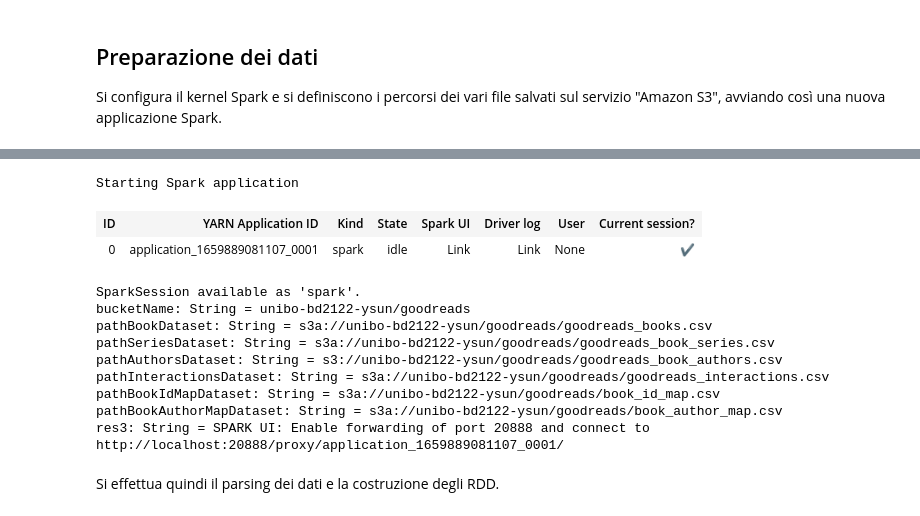
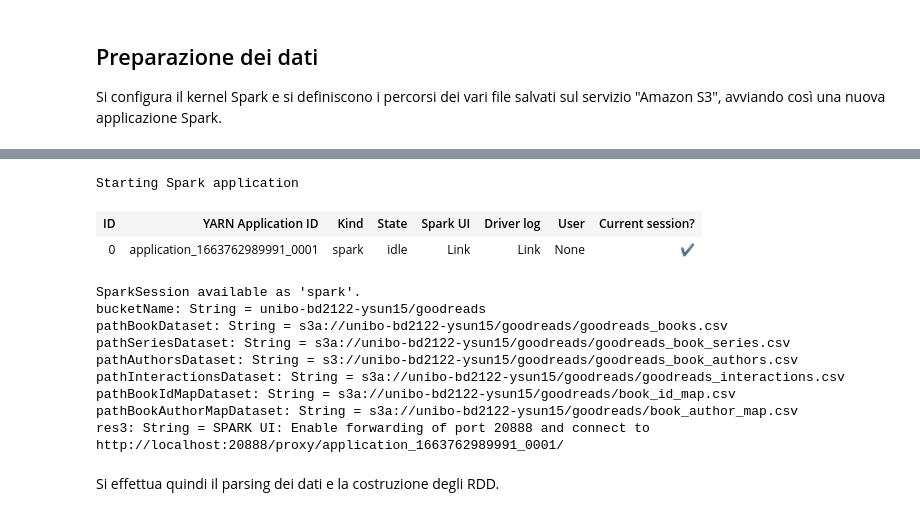
Before and after one commit to yuqi-sun/bd-goodreads, a Jupyter notebook: project.ipynb, the cells around one changed output, grey strips where cells are left out. Drawn from its saved outputs; the diff is of its cells as text; code cells hidden in the pictures.

```diff
--- a/project.ipynb
+++ b/project.ipynb
@@ -88,29 +88,29 @@ Current session configs: {'executorMemory': '8G', 'numExecutors': 2, 'executorCo
 No active sessions.
 # %%
-val bucketName = "unibo-bd2122-ysun/goodreads"
+val bucketName = "unibo-bd2122-ysun15/goodreads"
 
 val pathBookDataset = s"s3a://$bucketName/goodreads_books.csv"
 val pathSeriesDataset = s"s3a://$bucketName/goodreads_book_series.csv"
 val pathAuthorsDataset = s"s3://$bucketName/goodreads_book_authors.csv"
 val pathInteractionsDataset = s"s3a://$bucketName/goodreads_interactions.csv"
 val pathBookIdMapDataset = s"s3a://$bucketName/book_id_map.csv"
 val pathBookAuthorMapDataset = s"s3a://$bucketName/book_author_map.csv"
 
 "SPARK UI: Enable forwarding of port 20888 and connect to http://localhost:20888/proxy/" + sc.applicationId + "/"
 # %% [output]
 [interactive output not drawn]
 Starting Spark application
 | ID | YARN Application ID | Kind | State | Spark UI | Driver log | User | Current session? |
-| 0 | application_1659889081107_0001 | spark | idle | Link | Link | None | ✔ |
+| 0 | application_1663762989991_0001 | spark | idle | Link | Link | None | ✔ |
 SparkSession available as 'spark'.
-bucketName: String = unibo-bd2122-ysun/goodreads
-pathBookDataset: String = s3a://unibo-bd2122-ysun/goodreads/goodreads_books.csv
-pathSeriesDataset: String = s3a://unibo-bd2122-ysun/goodreads/goodreads_book_series.csv
-pathAuthorsDataset: String = s3://unibo-bd2122-ysun/goodreads/goodreads_book_authors.csv
-pathInteractionsDataset: String = s3a://unibo-bd2122-ysun/goodreads/goodreads_interactions.csv
-pathBookIdMapDataset: String = s3a://unibo-bd2122-ysun/goodreads/book_id_map.csv
-pathBookAuthorMapDataset: String = s3a://unibo-bd2122-ysun/goodreads/book_author_map.csv
-res3: String = SPARK UI: Enable forwarding of port 20888 and connect to http://localhost:20888/proxy/application_1659889081107_0001/
+bucketName: String = unibo-bd2122-ysun15/goodreads
+pathBookDataset: String = s3a://unibo-bd2122-ysun15/goodreads/goodreads_books.csv
+pathSeriesDataset: String = s3a://unibo-bd2122-ysun15/goodreads/goodreads_book_series.csv
+pathAuthorsDataset: String = s3://unibo-bd2122-ysun15/goodreads/goodreads_book_authors.csv
+pathInteractionsDataset: String = s3a://unibo-bd2122-ysun15/goodreads/goodreads_interactions.csv
+pathBookIdMapDataset: String = s3a://unibo-bd2122-ysun15/goodreads/book_id_map.csv
+pathBookAuthorMapDataset: String = s3a://unibo-bd2122-ysun15/goodreads/book_author_map.csv
+res3: String = SPARK UI: Enable forwarding of port 20888 and connect to http://localhost:20888/proxy/application_1663762989991_0001/
 # %% [markdown]
 Si effettua quindi il parsing dei dati e la costruzione degli RDD.
 # %% [markdown]
```
Also changed, not shown: parts of 96 cells of this notebook.
